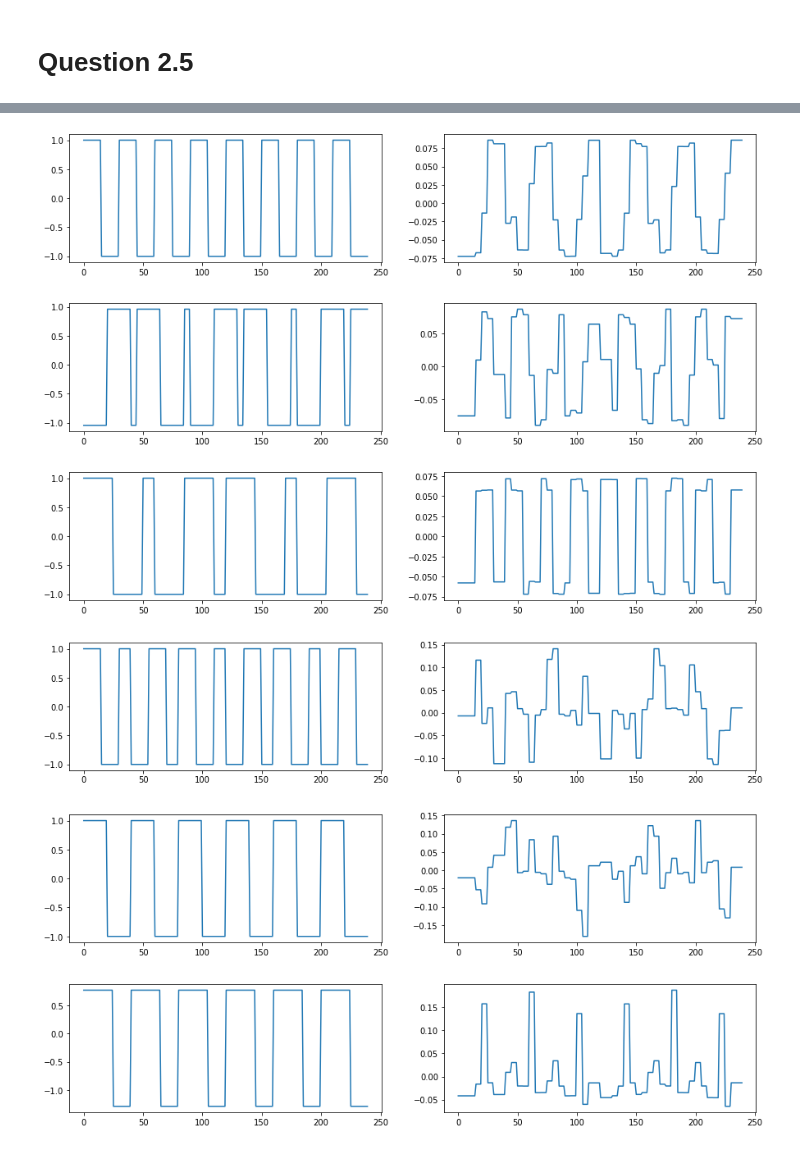
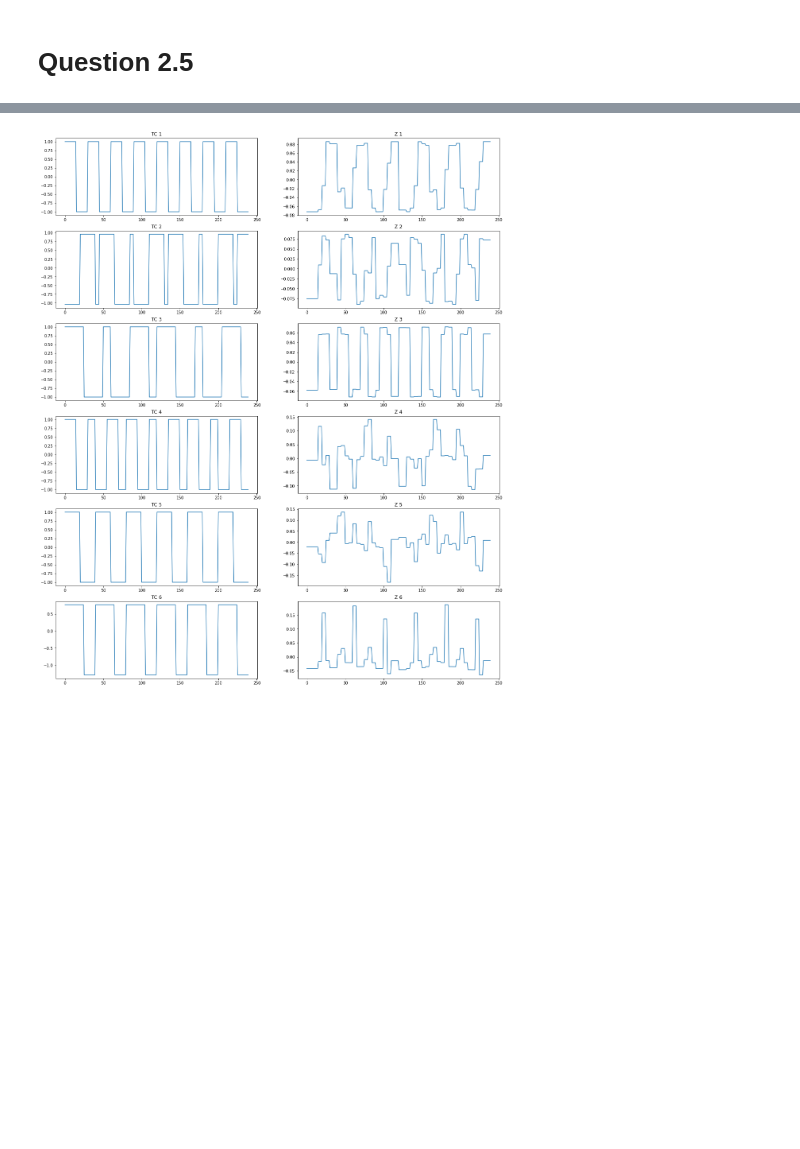
Before and after one commit to cheyaobong/mast30034-assignment-1, a Jupyter notebook: code/Assignment 1.ipynb, the cells around one changed output, grey strips where cells are left out. Drawn from its saved outputs; the diff is of its cells as text; code cells hidden in the pictures; blank space fills up the shorter version.

```diff
--- a/code/Assignment 1.ipynb
+++ b/code/Assignment 1.ipynb
@@ -322,19 +316,3 @@ DTX = np.matmul(D.transpose(), X_standardised)
 
 A_lsr = np.matmul(np.linalg.inv(DTD), DTX)
 D_lsr = np.matmul(X_standardised, A_lsr.transpose())
-# %%
-# Retrieved sources plot
-
-for i in range(6):
-    figure(figsize=(15,12))
-
-    plt.subplot(6, 2, 1)
-    spatial_map = np.reshape(A_lsr[i], (21,21))
-    plt.imshow(spatial_map, interpolation='none', cmap="autumn")
-    plt.colorbar()
-
-    plt.subplot(6, 2, 2)
-    plt.plot(D_lsr[:,i])
-
-    plt.tight_layout()
-    plt.show()
@@ -390,11 +393,6 @@ plt.show()
 # Question 2.3
 # %%
 def LR(TC_array, rho, X_standardised):
-
-    N = 240
-    x1 = 21
-    x2 = 21
-    nsrcs = 6
 
     step = 1/(np.linalg.norm(np.matmul(TC_array, TC_array.transpose())) * 1.1)
     thr = rho*N*step
@@ -459,8 +477,12 @@ Minimum MSE: 0.003569899899852169 rho: 0.5
 mean_mse = list()
 
 for i in range(mse_array.shape[1]):
-    mean_mse.append(sum(mse_array[:, i]))
+    mean_mse.append(np.mean(mse_array[:, i]))
 
 plt.plot(rho, mean_mse)
+plt.title("MSE Curve")
+plt.xlabel("rho")
+plt.ylabel("Average MSE")
+plt.savefig("../plots/MSE Curve")
 plt.show()
 # %% [output]
@@ -544,25 +572,21 @@ array([23.3049293 , 18.20497276, 15.49230215, 12.34753243, 11.10687351,
 # %%
 # Z
 Z = np.matmul(U, TC_standardised)
 
+figure, axes = plt.subplots(6,2, figsize=(20,25))
 for i in range(6):
-    figure(figsize=(15, 20))
+    # TC
+    axes[i, 0].plot(TC_standardised[:, i])
+    axes[i, 0].set_title("TC " + str(i+1))
 
-    plt.subplot(6, 2, 1)
-    plt.plot(TC_standardised[:, i])
+    # Z
+    axes[i, 1].plot(U[:, i])
+    axes[i, 1].set_title("Z " + str(i+1))
 
-    plt.subplot(6, 2, 2)
-    plt.plot(U[:, i])
-
-#     plt.tight_layout()
-    plt.show()
+plt.savefig("../plots/TC vs Z.png")
+plt.show()
 # %% [output]
-[figure, old version]
+[figure, new version]
-[figure, removed]
-[figure, removed]
-[figure, removed]
-[figure, removed]
-[figure, removed]
 # %%
 # Lasso using Z
 
```
Also changed, not shown: parts of 28 cells of this notebook, 18 other files.
